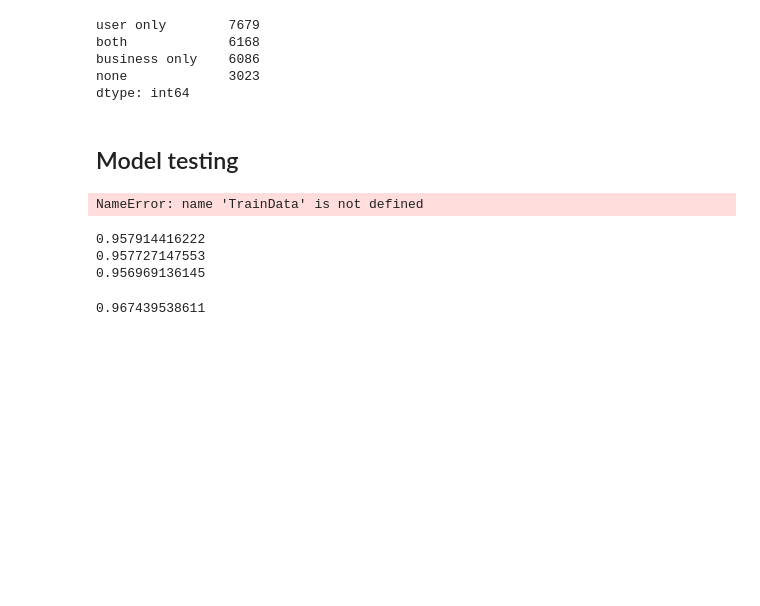
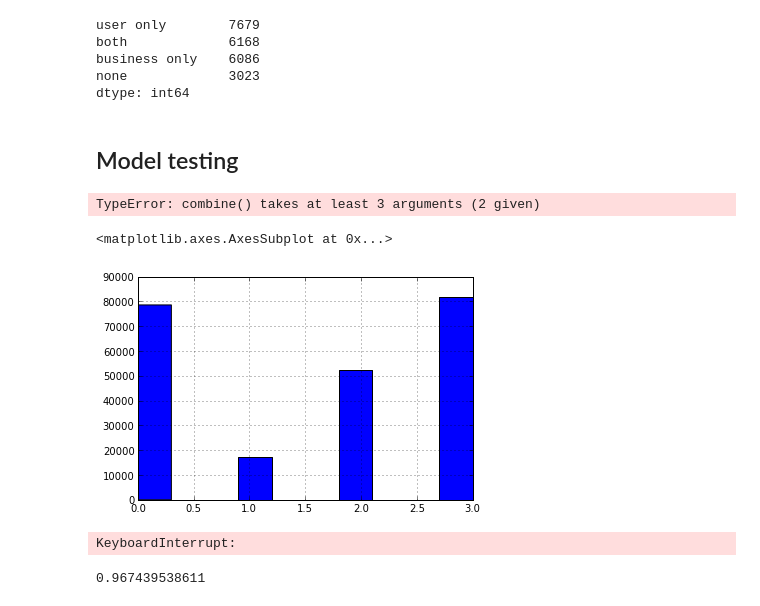
Before and after one commit to bchnge/YelpRecSys13, a Jupyter notebook: notebooks/dataProcess-rev2.ipynb, the cells around one changed output. Cells and saved outputs as stored; diff of their text form; code cells hidden in the pictures; blank space fills up the shorter version.

```diff
--- a/notebooks/dataProcess-rev2.ipynb
+++ b/notebooks/dataProcess-rev2.ipynb
@@ -166,15 +166,28 @@ TrainData['useful_rel'] = TrainData.useful_u / (TrainData.cool_u + TrainData.fun
 # %% [markdown]
 ## Model testing
 # %%
-cl = mix.GMM(n_components = 2, random_state = 1)
+cl = mix.GMM(n_components = 4, random_state = 1)
 
-y_train = du.constructData(TrainData, include_list = ['stars'])
-x_train = du.constructData(TrainData, include_list = ['review_count_u', 'average_stars_u' ])
+y_list = ['stars']
+x_list = ['total', 'ln_rel', 'm_rel', 'a_rel', 'e_rel', 'n_rel', 'sex', 'cool_u', 'useful_u', 'funny_u']
+
+
+y_train = du.constructData(TrainData, include_list = y_list)
+x_train = du.constructData(TrainData, include_list = x_list)
 x_train, y_train = du.combineIntersectXY(x_train, y_train)
 
 trained_cl = cl.fit(x_train)
+
+TrainData['class'] = pd.Series(trained_cl.predict(x_train), index = TrainData.index)
-# %% [output]
-NameError: name 'TrainData' is not defined
+# %%
+cl.
+# %% [output]
+TypeError: combine() takes at least 3 arguments (2 given)
+# %%
+TrainData['class'].hist()
+# %% [output]
+<matplotlib.axes.AxesSubplot at 0x...>
+[figure, added]
 # %%
 classifier = ensemble.GradientBoostingRegressor(n_estimators=1050, random_state=1, learning_rate = 0.1)
 # %%
@@ -197,10 +210,21 @@ x_train = du.constructData(TrainData, include_list = ['review_count_u', 'review_
 x_train, y_train = du.combineIntersectXY(x_train, y_train)
 
 print rm.evaluateModel(x_train, y_train, classifier)
+
+y_train = du.constructData(TrainData, include_list = ['stars'])
+x_train = du.constructData(TrainData, include_list = ['review_count_u', 'review_count_b', 'average_stars_u', 'average_stars_b','total', 'ln_rel', 'm_rel', 'a_rel', 'e_rel', 'n_rel', 'sex', 'cool_u', 'useful_u', 'funny_u', 'class'])
+x_train, y_train = du.combineIntersectXY(x_train, y_train)
+
+print rm.evaluateModel(x_train, y_train, classifier)
+
+
+y_train = du.constructData(TrainData, include_list = ['stars'])
+x_train = du.constructData(TrainData, include_list = ['review_count_u', 'review_count_b', 'average_stars_u', 'average_stars_b', 'class'])
+x_train, y_train = du.combineIntersectXY(x_train, y_train)
+
+print rm.evaluateModel(x_train, y_train, classifier)
 # %% [output]
-0.957914416222
-0.957727147553
-0.956969136145
+KeyboardInterrupt:
 # %%
 y_train = du.constructData(TrainData, include_list = ['stars'])
 x_train = du.constructData(TrainData, include_list = ['review_count_u', 'review_count_b', 'average_stars_u', 'average_stars_b','cool_u', 'useful_u', 'funny_u'])
```
Also changed, not shown: parts of 2 cells of this notebook, 1 other file.
